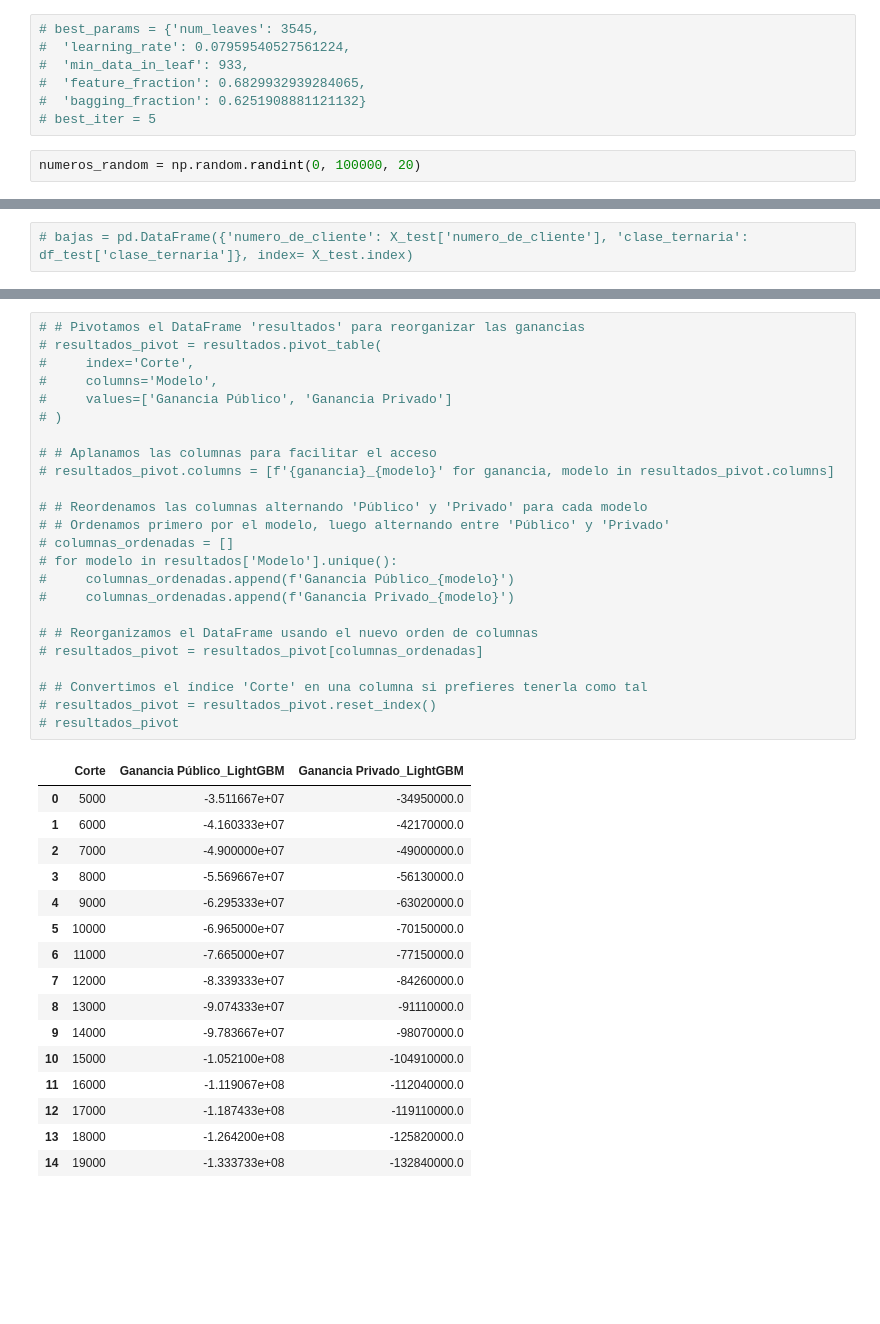
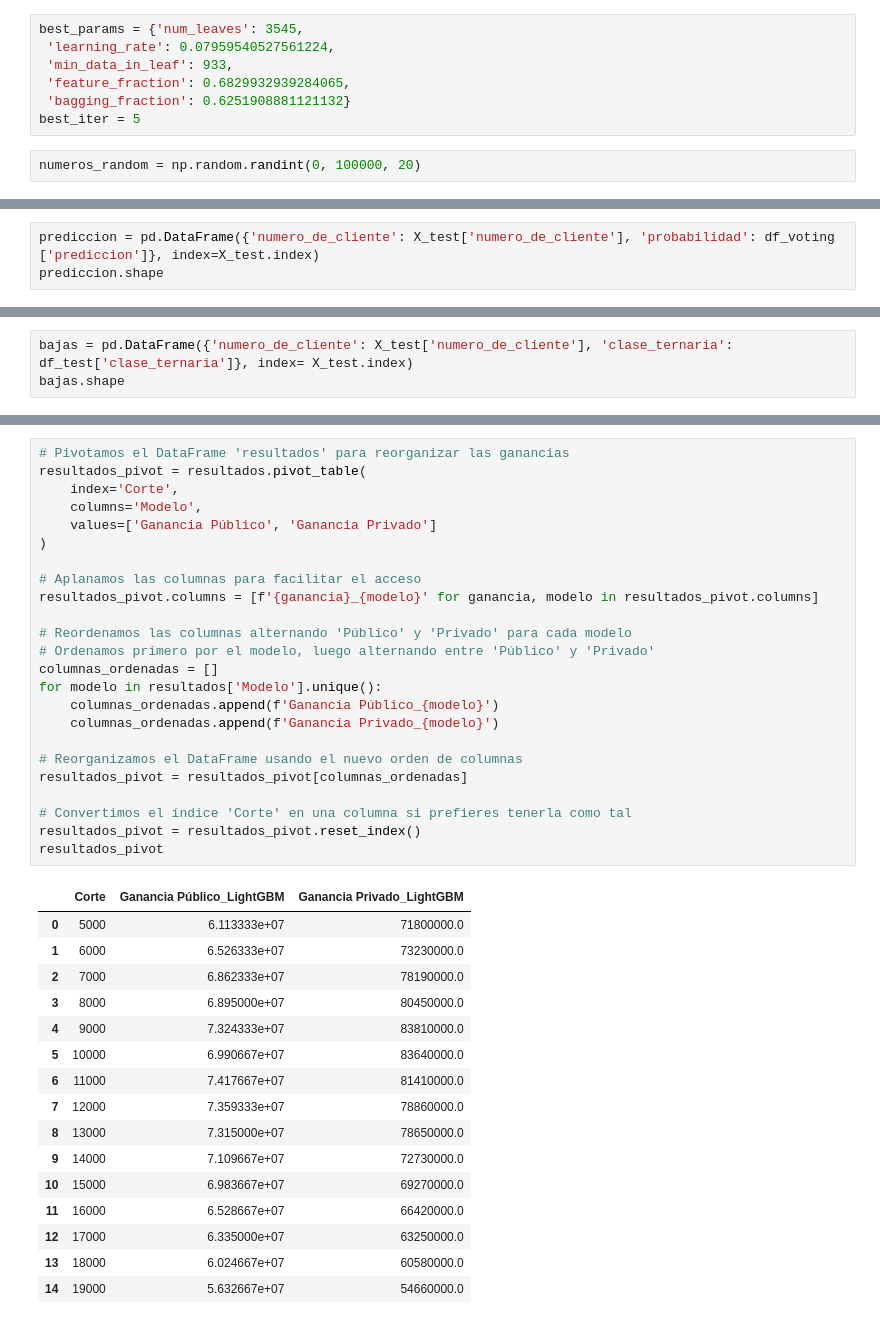
Before and after one commit to N-Alba-DS/dmeyf2024, a Jupyter notebook: Modelos/main_scripts/competencia_2/Modelo_2_punto_corte.ipynb, the cells around one changed output, grey strips where cells are left out. Drawn from its saved outputs; the diff is of its cells as text; blank space fills up the shorter version.

```diff
--- a/Modelos/main_scripts/competencia_2/Modelo_2_punto_corte.ipynb
+++ b/Modelos/main_scripts/competencia_2/Modelo_2_punto_corte.ipynb
@@ -214,9 +62,9 @@ best_params = {'num_leaves': 1796,
 # %%
-# best_params = {'num_leaves': 3545,
-#  'learning_rate': 0.07959540527561224,
-#  'min_data_in_leaf': 933,
-#  'feature_fraction': 0.6829932939284065,
-#  'bagging_fraction': 0.6251908881121132}
-# best_iter = 5
+best_params = {'num_leaves': 3545,
+ 'learning_rate': 0.07959540527561224,
+ 'min_data_in_leaf': 933,
+ 'feature_fraction': 0.6829932939284065,
+ 'bagging_fraction': 0.6251908881121132}
+best_iter = 5
 # %%
 numeros_random = np.random.randint(0, 100000, 20)
@@ -277,0 +128,3 @@ Cantidad de clientes 14100
+# %%
+prediccion = pd.DataFrame({'numero_de_cliente': X_test['numero_de_cliente'], 'probabilidad': df_voting ['prediccion']}, index=X_test.index)
+prediccion.shape
@@ -278,2 +139,3 @@ Cantidad de clientes 14100
 # %%
-# bajas = pd.DataFrame({'numero_de_cliente': X_test['numero_de_cliente'], 'clase_ternaria': df_test['clase_ternaria']}, index= X_test.index)
+bajas = pd.DataFrame({'numero_de_cliente': X_test['numero_de_cliente'], 'clase_ternaria': df_test['clase_ternaria']}, index= X_test.index)
+bajas.shape
@@ -382,41 +244,41 @@ Tiempo de ejecución: 1.75 segundos
 # %%
-# # Pivotamos el DataFrame 'resultados' para reorganizar las ganancias
-# resultados_pivot = resultados.pivot_table(
-#     index='Corte',
-#     columns='Modelo',
-#     values=['Ganancia Público', 'Ganancia Privado']
-# )
+# Pivotamos el DataFrame 'resultados' para reorganizar las ganancias
+resultados_pivot = resultados.pivot_table(
+    index='Corte',
+    columns='Modelo',
+    values=['Ganancia Público', 'Ganancia Privado']
+)
 
-# # Aplanamos las columnas para facilitar el acceso
-# resultados_pivot.columns = [f'{ganancia}_{modelo}' for ganancia, modelo in resultados_pivot.columns]
+# Aplanamos las columnas para facilitar el acceso
+resultados_pivot.columns = [f'{ganancia}_{modelo}' for ganancia, modelo in resultados_pivot.columns]
 
-# # Reordenamos las columnas alternando 'Público' y 'Privado' para cada modelo
-# # Ordenamos primero por el modelo, luego alternando entre 'Público' y 'Privado'
-# columnas_ordenadas = []
-# for modelo in resultados['Modelo'].unique():
-#     columnas_ordenadas.append(f'Ganancia Público_{modelo}')
-#     columnas_ordenadas.append(f'Ganancia Privado_{modelo}')
+# Reordenamos las columnas alternando 'Público' y 'Privado' para cada modelo
+# Ordenamos primero por el modelo, luego alternando entre 'Público' y 'Privado'
+columnas_ordenadas = []
+for modelo in resultados['Modelo'].unique():
+    columnas_ordenadas.append(f'Ganancia Público_{modelo}')
+    columnas_ordenadas.append(f'Ganancia Privado_{modelo}')
 
-# # Reorganizamos el DataFrame usando el nuevo orden de columnas
-# resultados_pivot = resultados_pivot[columnas_ordenadas]
+# Reorganizamos el DataFrame usando el nuevo orden de columnas
+resultados_pivot = resultados_pivot[columnas_ordenadas]
 
-# # Convertimos el índice 'Corte' en una columna si prefieres tenerla como tal
-# resultados_pivot = resultados_pivot.reset_index()
-# resultados_pivot
+# Convertimos el índice 'Corte' en una columna si prefieres tenerla como tal
+resultados_pivot = resultados_pivot.reset_index()
+resultados_pivot
 # %% [output]
 |  | Corte | Ganancia Público_LightGBM | Ganancia Privado_LightGBM |
-| 0 | 5000 | -3.511667e+07 | -34950000.0 |
-| 1 | 6000 | -4.160333e+07 | -42170000.0 |
-| 2 | 7000 | -4.900000e+07 | -49000000.0 |
-| 3 | 8000 | -5.569667e+07 | -56130000.0 |
-| 4 | 9000 | -6.295333e+07 | -63020000.0 |
-| 5 | 10000 | -6.965000e+07 | -70150000.0 |
-| 6 | 11000 | -7.665000e+07 | -77150000.0 |
-| 7 | 12000 | -8.339333e+07 | -84260000.0 |
-| 8 | 13000 | -9.074333e+07 | -91110000.0 |
-| 9 | 14000 | -9.783667e+07 | -98070000.0 |
-| 10 | 15000 | -1.052100e+08 | -104910000.0 |
-| 11 | 16000 | -1.119067e+08 | -112040000.0 |
-| 12 | 17000 | -1.187433e+08 | -119110000.0 |
-| 13 | 18000 | -1.264200e+08 | -125820000.0 |
-| 14 | 19000 | -1.333733e+08 | -132840000.0 |
+| 0 | 5000 | 6.113333e+07 | 71800000.0 |
+| 1 | 6000 | 6.526333e+07 | 73230000.0 |
+| 2 | 7000 | 6.862333e+07 | 78190000.0 |
+| 3 | 8000 | 6.895000e+07 | 80450000.0 |
+| 4 | 9000 | 7.324333e+07 | 83810000.0 |
+| 5 | 10000 | 6.990667e+07 | 83640000.0 |
+| 6 | 11000 | 7.417667e+07 | 81410000.0 |
+| 7 | 12000 | 7.359333e+07 | 78860000.0 |
+| 8 | 13000 | 7.315000e+07 | 78650000.0 |
+| 9 | 14000 | 7.109667e+07 | 72730000.0 |
+| 10 | 15000 | 6.983667e+07 | 69270000.0 |
+| 11 | 16000 | 6.528667e+07 | 66420000.0 |
+| 12 | 17000 | 6.335000e+07 | 63250000.0 |
+| 13 | 18000 | 6.024667e+07 | 60580000.0 |
+| 14 | 19000 | 5.632667e+07 | 54660000.0 |
```
Also changed, not shown: parts of 31 cells of this notebook, 2 other files.
